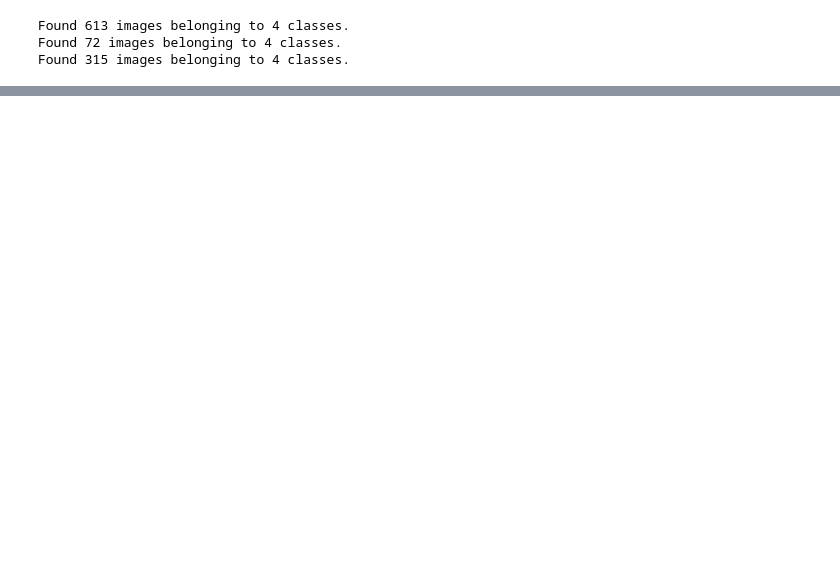
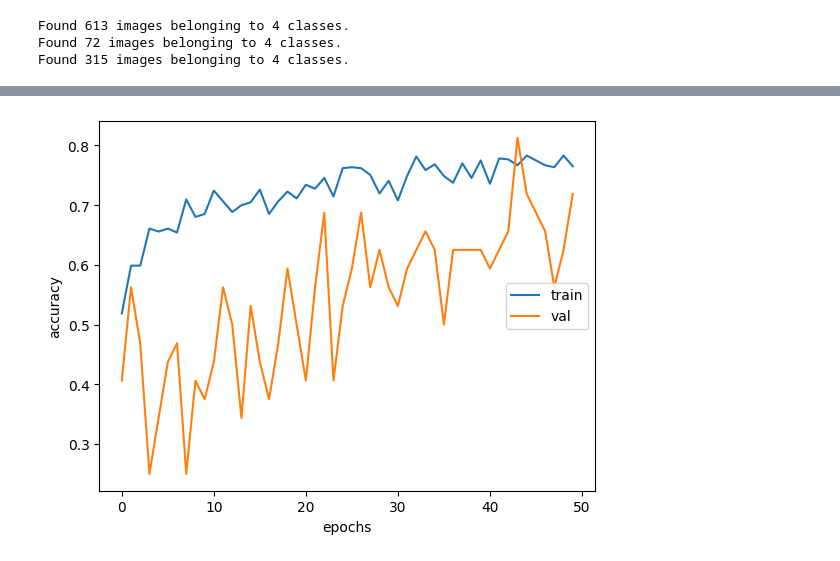
Before and after one commit to AriqHakim/ariq-skripsi, a Jupyter notebook: train_model.ipynb, the cells around one changed output, grey strips where cells are left out. Drawn from its saved outputs; the diff is of its cells as text; code cells hidden in the pictures; blank space fills up the shorter version.

Commit message:
add plotting and change preprocessing rule

```diff
--- a/train_model.ipynb
+++ b/train_model.ipynb
@@ -14,37 +15,25 @@ height_shift=0.05
 shear=0.05
 
 train_datagen = ImageDataGenerator(
+        preprocessing_function=preprocess_input,
         dtype='float32',
         rescale=scale,
         rotation_range=rotation,
-        zoom_range=zoom,
+        # zoom_range=zoom,
         width_shift_range=width_shift,
         height_shift_range=width_shift,
         shear_range=shear,
-        horizontal_flip=True,
-        fill_mode="nearest",)
+        horizontal_flip=True)
 
 valid_datagen = ImageDataGenerator(
+        preprocessing_function=preprocess_input,
         dtype='float32',
-        rescale=scale,
-        rotation_range=rotation,
-        zoom_range=zoom,
-        width_shift_range=width_shift,
-        height_shift_range=width_shift,
-        shear_range=shear,
-        horizontal_flip=True,
-        fill_mode="nearest",)
+        rescale=scale,)
 
 test_datagen = ImageDataGenerator(
+        preprocessing_function=preprocess_input,
         dtype='float32',
-        rescale=scale,
-        rotation_range=rotation,
-        zoom_range=zoom,
-        width_shift_range=width_shift,
-        height_shift_range=width_shift,
-        shear_range=shear,
-        horizontal_flip=True,
-        fill_mode="nearest",)
+        rescale=scale,)
 # %%
 BATCH_SIZE = 32
 train_generator = train_datagen.flow_from_directory(
@@ -181 +172,12 @@ Epoch 50/50
+# %%
+import matplotlib.pyplot as plt
+plt.plot(fit_history.history['accuracy'], label = 'train',)
+plt.plot(fit_history.history['val_accuracy'], label = 'val')
+
+plt.legend(loc = 'right')
+plt.xlabel('epochs')
+plt.ylabel('accuracy')
+plt.show()
+# %% [output]
+[figure, added]
 # %%
```
Also changed, not shown: parts of 7 cells of this notebook.
